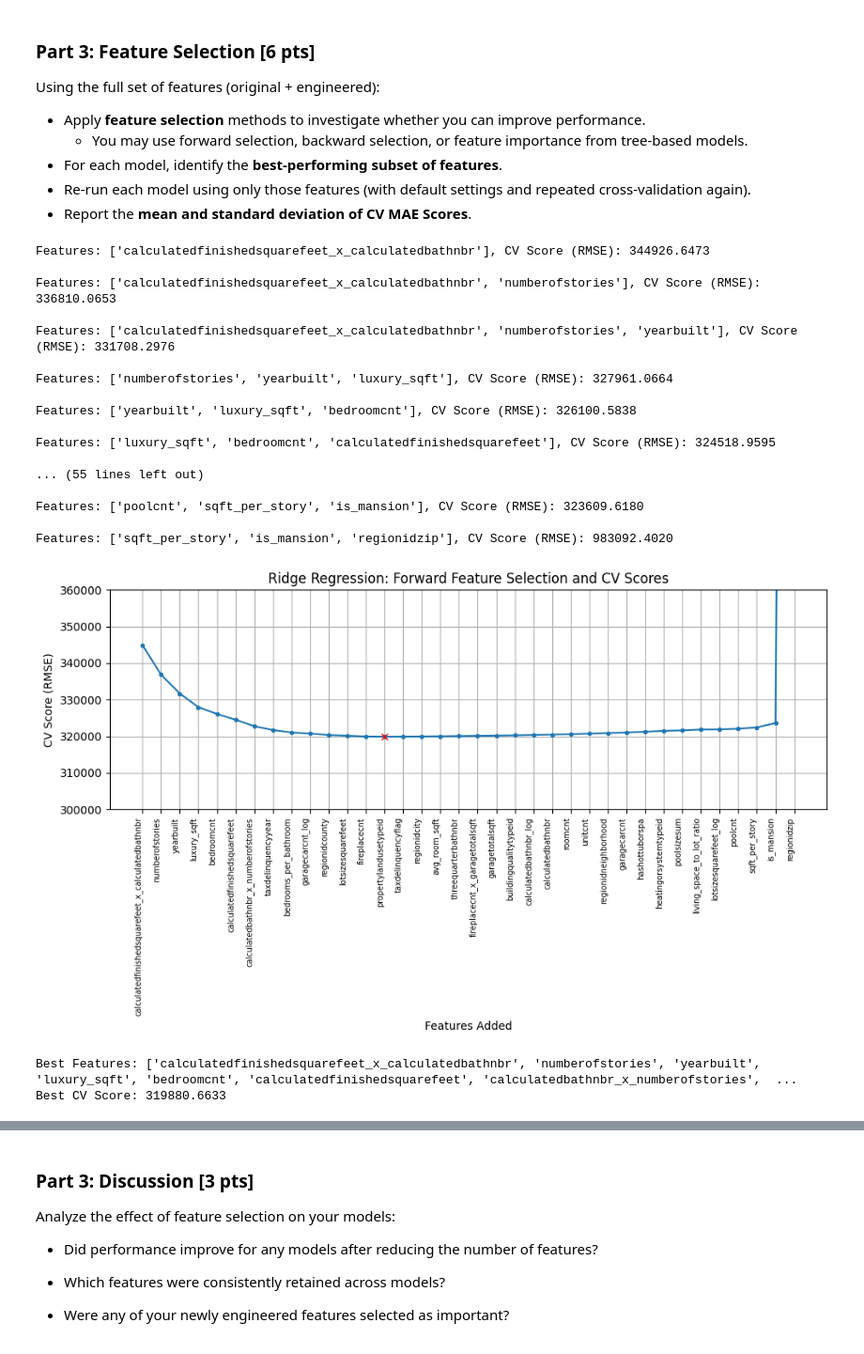
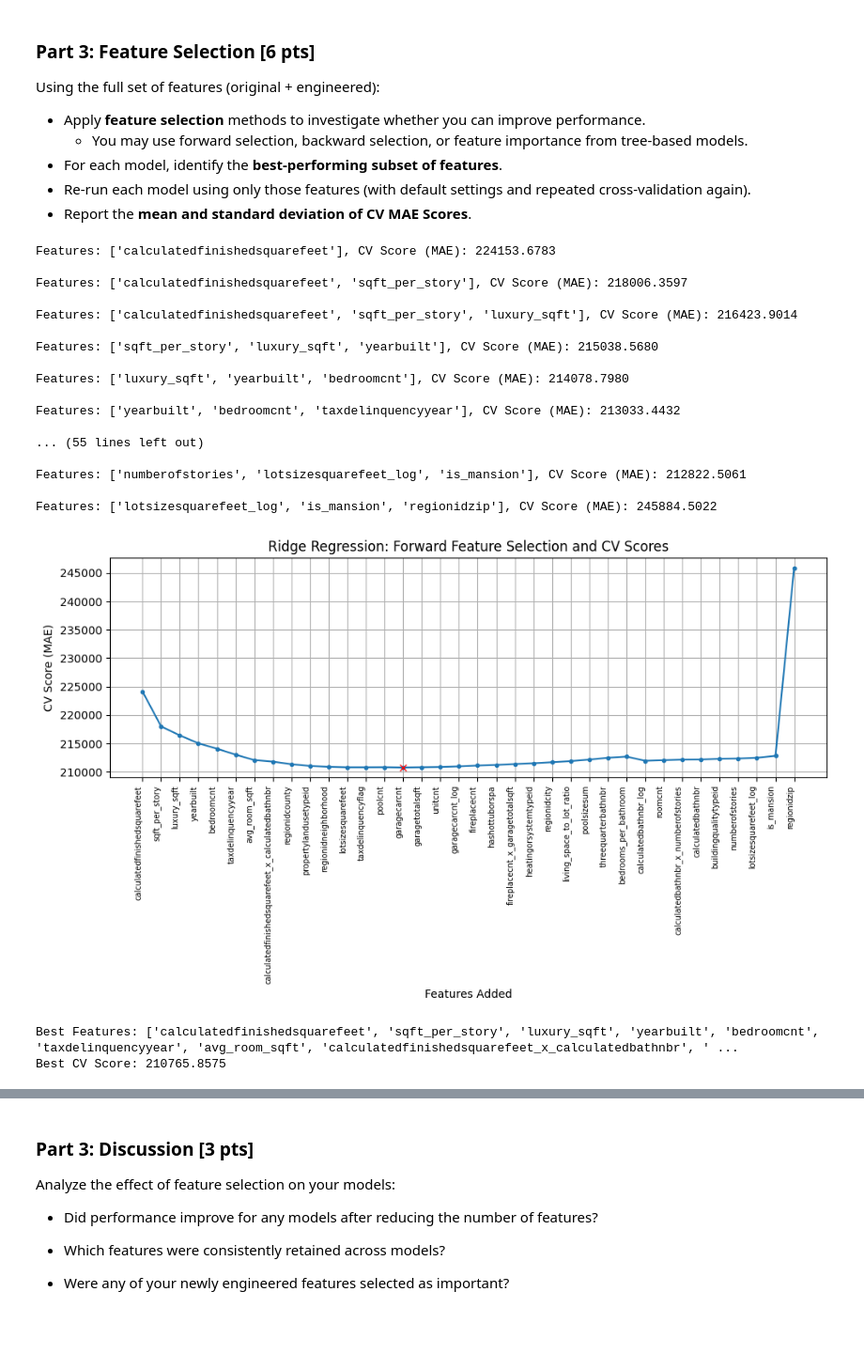
Before and after one commit to luke-wamboldt/Mod-3-Milestones-Group-78, a Jupyter notebook: Milestone_02.ipynb, the cells around one changed output, grey strips where cells are left out. Shown at 94% size. Cells and saved outputs as stored; diff of their text form; code cells hidden in the pictures.

Commit message:
P3 scoring changed - MAE

```diff
--- a/Milestone_02.ipynb
+++ b/Milestone_02.ipynb
@@ -549,7 +549,7 @@ Using the full set of features (original + engineered):
 - Report the **mean and standard deviation of CV MAE Scores**.
 # %%
 def forward_feature_selection(X, y, model,
-                              scoring = 'neg_root_mean_squared_error',
+                              scoring = 'neg_mean_absolute_error',
                               cv = 5,
                               tol = None,             # None = no delta cutoff
                                                       # use 0.0 for "no further improvements"
@@ -596,7 +596,7 @@ def forward_feature_selection(X, y, model,
         previous_score = current_score
 
         if verbose:
-            print(f"\nFeatures: {selected_features[-3:]}, CV Score (RMSE): {current_score:.4f}")
+            print(f"\nFeatures: {selected_features[-3:]}, CV Score (MAE): {current_score:.4f}")
 
         # Update the best subset if the current score is better than the best so far
         if current_score < best_score:
@@ -616,7 +616,7 @@ def forward_feature_selection(X, y, model,
 
 
 def backward_feature_selection(X, y, model,
-                               scoring = 'neg_root_mean_squared_error',
+                               scoring = 'neg_mean_absolute_error',
                                cv = 5,
                                tol = None,             # None = no delta cutoff
                                                        # use 0.0 for "no further improvements"
@@ -647,7 +647,7 @@ def backward_feature_selection(X, y, model,
 
     if verbose:
         print("Start with full set of features:")
-        print(f'{features_remaining}  CV score (RMSE): {np.around(initial_score, 4)}\n')
+        print(f'{features_remaining}  CV score (MAE): {np.around(initial_score, 4)}\n')
 
     # Determine the target number of features to keep:
     # For backward elimination, if max_features is None, we remove until 1 feature remains.
@@ -695,7 +695,7 @@ def backward_feature_selection(X, y, model,
         best_scores.append(lowest_score)
 
         if verbose:
-            print(f'\nRemoving {feature_to_remove}:  CV score (RMSE) {np.around(lowest_score, 4)}\n')
+            print(f'\nRemoving {feature_to_remove}:  CV score (MAE) {np.around(lowest_score, 4)}\n')
         round_num += 1
 
     return (
@@ -716,46 +716,46 @@ selected_features, best_scores, best_forward_features, best_forward_score = (for
 # Plot the results
 
 index = np.argmax(np.array(selected_features) == best_forward_features[-1])
 
 plt.figure(figsize = (10, 6))
 plt.plot(range(1, len(best_scores) + 1), best_scores, marker = '.')
 plt.plot([index + 1], best_forward_score, marker = 'x', color = 'red')
 plt.xticks(range(1, len(selected_features) + 1), selected_features, rotation = 90, ha = 'right', fontsize = 7)
 plt.title('Ridge Regression: Forward Feature Selection and CV Scores')
 plt.xlabel('Features Added')
-plt.ylabel('CV Score (RMSE)')
+plt.ylabel('CV Score (MAE)')
 plt.grid()
 
 # Change scale of y-axis to better see better see the behavior around the minimum point
-plt.ylim(300000, 360000)
+# plt.ylim(300000, 360000)
 
 plt.tight_layout()
 plt.show()
 
 # Print the best subset and score
 print(f"Best Features: {best_forward_features}")
 print(f"Best CV Score: {best_forward_score:.4f}")
 # %% [output]
-Features: ['calculatedfinishedsquarefeet_x_calculatedbathnbr'], CV Score (RMSE): 344926.6473
+Features: ['calculatedfinishedsquarefeet'], CV Score (MAE): 224153.6783
 
-Features: ['calculatedfinishedsquarefeet_x_calculatedbathnbr', 'numberofstories'], CV Score (RMSE): 336810.0653
+Features: ['calculatedfinishedsquarefeet', 'sqft_per_story'], CV Score (MAE): 218006.3597
 
-Features: ['calculatedfinishedsquarefeet_x_calculatedbathnbr', 'numberofstories', 'yearbuilt'], CV Score (RMSE): 331708.2976
+Features: ['calculatedfinishedsquarefeet', 'sqft_per_story', 'luxury_sqft'], CV Score (MAE): 216423.9014
 
-Features: ['numberofstories', 'yearbuilt', 'luxury_sqft'], CV Score (RMSE): 327961.0664
+Features: ['sqft_per_story', 'luxury_sqft', 'yearbuilt'], CV Score (MAE): 215038.5680
 
-Features: ['yearbuilt', 'luxury_sqft', 'bedroomcnt'], CV Score (RMSE): 326100.5838
+Features: ['luxury_sqft', 'yearbuilt', 'bedroomcnt'], CV Score (MAE): 214078.7980
 
-Features: ['luxury_sqft', 'bedroomcnt', 'calculatedfinishedsquarefeet'], CV Score (RMSE): 324518.9595
+Features: ['yearbuilt', 'bedroomcnt', 'taxdelinquencyyear'], CV Score (MAE): 213033.4432
 
 ... (55 lines left out)
 
-Features: ['poolcnt', 'sqft_per_story', 'is_mansion'], CV Score (RMSE): 323609.6180
+Features: ['numberofstories', 'lotsizesquarefeet_log', 'is_mansion'], CV Score (MAE): 212822.5061
 
-Features: ['sqft_per_story', 'is_mansion', 'regionidzip'], CV Score (RMSE): 983092.4020
+Features: ['lotsizesquarefeet_log', 'is_mansion', 'regionidzip'], CV Score (MAE): 245884.5022
-[figure, old version]
+[figure, new version]
-Best Features: ['calculatedfinishedsquarefeet_x_calculatedbathnbr', 'numberofstories', 'yearbuilt', 'luxury_sqft', 'bedroomcnt', 'calculatedfinishedsquarefeet', 'calculatedbathnbr_x_numberofstories',  ...
-Best CV Score: 319880.6633
+Best Features: ['calculatedfinishedsquarefeet', 'sqft_per_story', 'luxury_sqft', 'yearbuilt', 'bedroomcnt', 'taxdelinquencyyear', 'avg_room_sqft', 'calculatedfinishedsquarefeet_x_calculatedbathnbr', ' ...
+Best CV Score: 210765.8575
 # %%
 # Backward Feature Selection - Ridge
 
```
Also changed, not shown: parts of 5 cells of this notebook.
